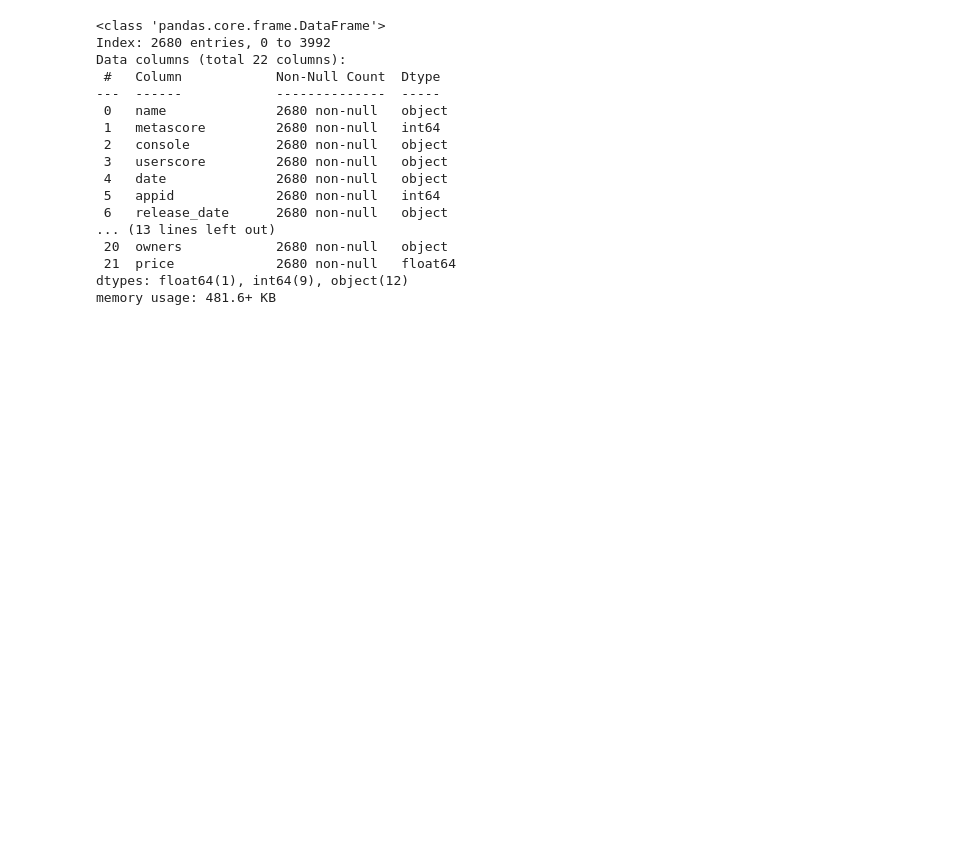
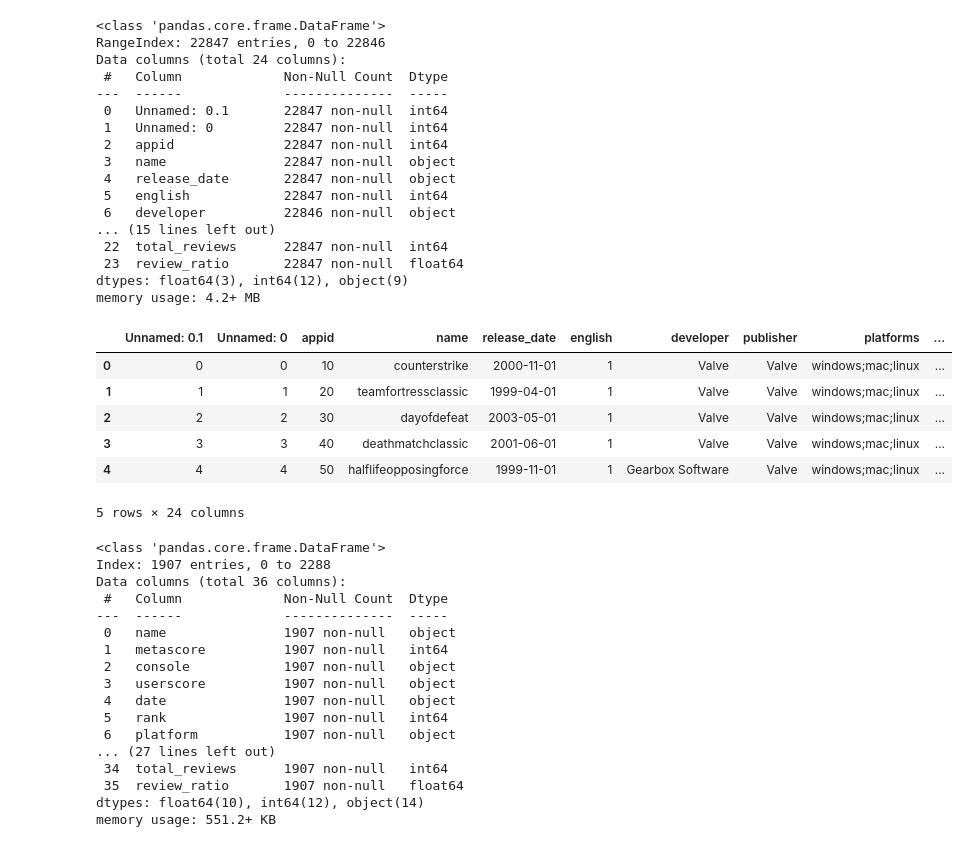
Before and after one commit to yarben/InfVis, a Jupyter notebook: _sources/docs/parcats_(mick).ipynb, the cells around one changed output. Drawn from its saved outputs; the diff is of its cells as text; code cells hidden in the pictures; blank space fills up the shorter version.

```diff
--- a/_sources/docs/parcats_(mick).ipynb
+++ b/_sources/docs/parcats_(mick).ipynb
@@ -77,3 +91,34 @@ memory usage: 3.7+ MB
 | 2 | 30 | dayofdefeat | 2003-05-01 | 1 | Valve | Valve | windows;mac;linux | 0 | Multi-player;Valve Anti-Cheat ena... | ... |
 | 3 | 40 | deathmatchclassic | 2001-06-01 | 1 | Valve | Valve | windows;mac;linux | 0 | Multi-player;Online Multi-Player;... | ... |
 | 4 | 50 | halflifeopposingforce | 1999-11-01 | 1 | Gearbox Software | Valve | windows;mac;linux | 0 | Single-player;Multi-player;Valve ... | ... |
+# %%
+df4 = pd.read_csv('../docs/DATASETS/steam_reviews_revenue.csv')
+df4['name'] = df4['name'].str.lower().replace(r'\s+','',regex=True).replace(r':','',regex=True).replace(r'-','',regex=True)
+
+df4.info()
+df4.head()
+# %% [output]
+<class 'pandas.core.frame.DataFrame'>
+RangeIndex: 22847 entries, 0 to 22846
+Data columns (total 24 columns):
+ #   Column             Non-Null Count  Dtype
+---  ------             --------------  -----
+ 0   Unnamed: 0.1       22847 non-null  int64
+ 1   Unnamed: 0         22847 non-null  int64
+ 2   appid              22847 non-null  int64
+ 3   name               22847 non-null  object
+ 4   release_date       22847 non-null  object
+ 5   english            22847 non-null  int64
+ 6   developer          22846 non-null  object
+... (15 lines left out)
+ 22  total_reviews      22847 non-null  int64
+ 23  review_ratio       22847 non-null  float64
+dtypes: float64(3), int64(12), object(9)
+memory usage: 4.2+ MB
+|  | Unnamed: 0.1 | Unnamed: 0 | appid | name | release_date | english | developer | publisher | platforms | ... |
+| 0 | 0 | 0 | 10 | counterstrike | 2000-11-01 | 1 | Valve | Valve | windows;mac;linux | ... |
+| 1 | 1 | 1 | 20 | teamfortressclassic | 1999-04-01 | 1 | Valve | Valve | windows;mac;linux | ... |
+| 2 | 2 | 2 | 30 | dayofdefeat | 2003-05-01 | 1 | Valve | Valve | windows;mac;linux | ... |
+| 3 | 3 | 3 | 40 | deathmatchclassic | 2001-06-01 | 1 | Valve | Valve | windows;mac;linux | ... |
+| 4 | 4 | 4 | 50 | halflifeopposingforce | 1999-11-01 | 1 | Gearbox Software | Valve | windows;mac;linux | ... |
+5 rows × 24 columns
@@ -80,33 +135,30 @@ memory usage: 3.7+ MB
 # %%
-df1.set_index('name', inplace=True)
-df2.set_index('name', inplace=True)
-df3.set_index('name', inplace=True)
 
-# temp_df = df1.join(df2, on='name', how='inner')
-# temp_df.drop(columns='publisher', inplace=True)
-# com_df = temp_df.join(df3, on='name', how='inner').reset_index()
+temp_df = df1.join(df2, on='name', how='inner',rsuffix=' - df2')
+temp_df = temp_df.join(df3, on='name', how='inner',rsuffix=' - df3')
+com_df = temp_df.join(df4, on='name', how='inner', rsuffix=' - df4').reset_index()
 
-com_df = df1.join(df3, on='name', how='inner').reset_index()
 com_df = com_df[com_df['average_playtime'] > 0]
 com_df.info()
+# com_df.duplicated(columns=['name','console']).value_counts()
 # %% [output]
 <class 'pandas.core.frame.DataFrame'>
-Index: 2680 entries, 0 to 3992
-Data columns (total 22 columns):
- #   Column            Non-Null Count  Dtype
----  ------            --------------  -----
- 0   name              2680 non-null   object
- 1   metascore         2680 non-null   int64
- 2   console           2680 non-null   object
- 3   userscore         2680 non-null   object
- 4   date              2680 non-null   object
- 5   appid             2680 non-null   int64
- 6   release_date      2680 non-null   object
-... (13 lines left out)
- 20  owners            2680 non-null   object
- 21  price             2680 non-null   float64
-dtypes: float64(1), int64(9), object(12)
-memory usage: 481.6+ KB
+Index: 1907 entries, 0 to 2288
+Data columns (total 36 columns):
+ #   Column             Non-Null Count  Dtype
+---  ------             --------------  -----
+ 0   name               1907 non-null   object
+ 1   metascore          1907 non-null   int64
+ 2   console            1907 non-null   object
+ 3   userscore          1907 non-null   object
+ 4   date               1907 non-null   object
+ 5   rank               1907 non-null   int64
+ 6   platform           1907 non-null   object
+... (27 lines left out)
+ 34  total_reviews      1907 non-null   int64
+ 35  review_ratio       1907 non-null   float64
+dtypes: float64(10), int64(12), object(14)
+memory usage: 551.2+ KB
 # %%
 # pos neg ratio rating
 com_df['ratio_rating'] = com_df['positive_ratings'] / (com_df['negative_ratings'] + com_df['positive_ratings'])
```
Also changed, not shown: parts of 10 cells of this notebook, 12 other files.
